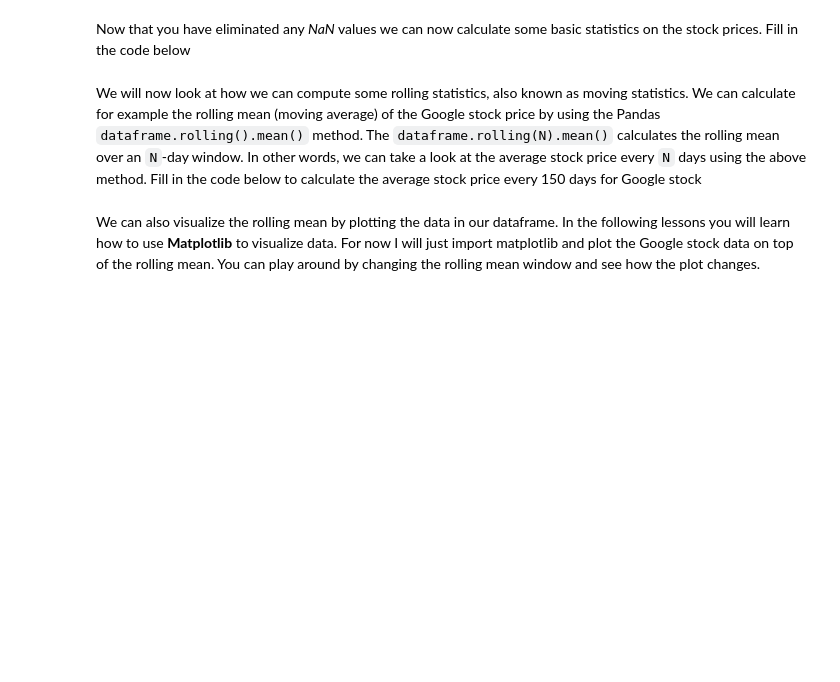
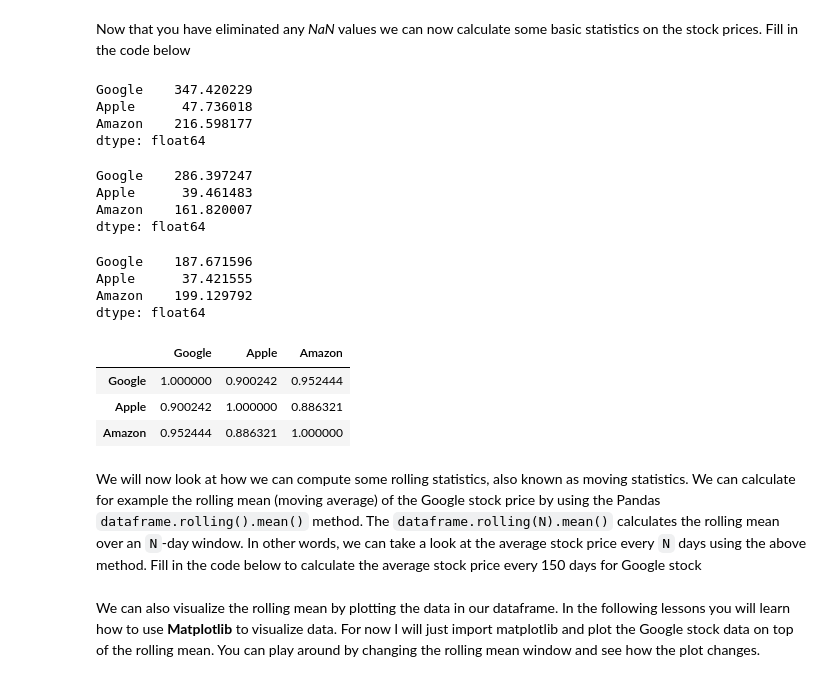
Before and after one commit to suadikhasen/python-pandas-mini-project, a Jupyter notebook: Statistics from Stock Data.ipynb, the cells around one changed output. Cells and saved outputs as stored; diff of their text form; code cells hidden in the pictures; blank space fills up the shorter version.

```diff
--- a/Statistics from Stock Data.ipynb
+++ b/Statistics from Stock Data.ipynb
@@ -144,15 +192,35 @@ Display the `all_stocks`  dataframe and verify that there are no *NaN* values
 Now that you have eliminated any *NaN* values we can now calculate some basic statistics on the stock prices. Fill in the code below
 # %%
 # Print the average stock price for each stock
-
+display(all_stocks.mean())
 
 # Print the median stock price for each stock
+display(all_stocks.median())
 
 
 # Print the standard deviation of the stock price for each stock
+display(all_stocks.std())
 
 
 # Print the correlation between stocks
+display(all_stocks.corr())
+# %% [output]
+Google    347.420229
+Apple      47.736018
+Amazon    216.598177
+dtype: float64
+Google    286.397247
+Apple      39.461483
+Amazon    161.820007
+dtype: float64
+Google    187.671596
+Apple      37.421555
+Amazon    199.129792
+dtype: float64
+|  | Google | Apple | Amazon |
+| Google | 1.000000 | 0.900242 | 0.952444 |
+| Apple | 0.900242 | 1.000000 | 0.886321 |
+| Amazon | 0.952444 | 0.886321 | 1.000000 |
 # %% [markdown]
 We will now look at how we can compute some rolling statistics, also known as moving statistics. We can calculate for example the rolling mean (moving average) of the Google stock price by using the Pandas `dataframe.rolling().mean()` method. The `dataframe.rolling(N).mean()` calculates the rolling mean over an `N`-day window. In other words, we can take a look at the average stock price every `N`  days using the above method. Fill in the code below to calculate the average stock price every 150 days for Google stock
 # %%
```
Also changed, not shown: parts of 12 cells of this notebook.
